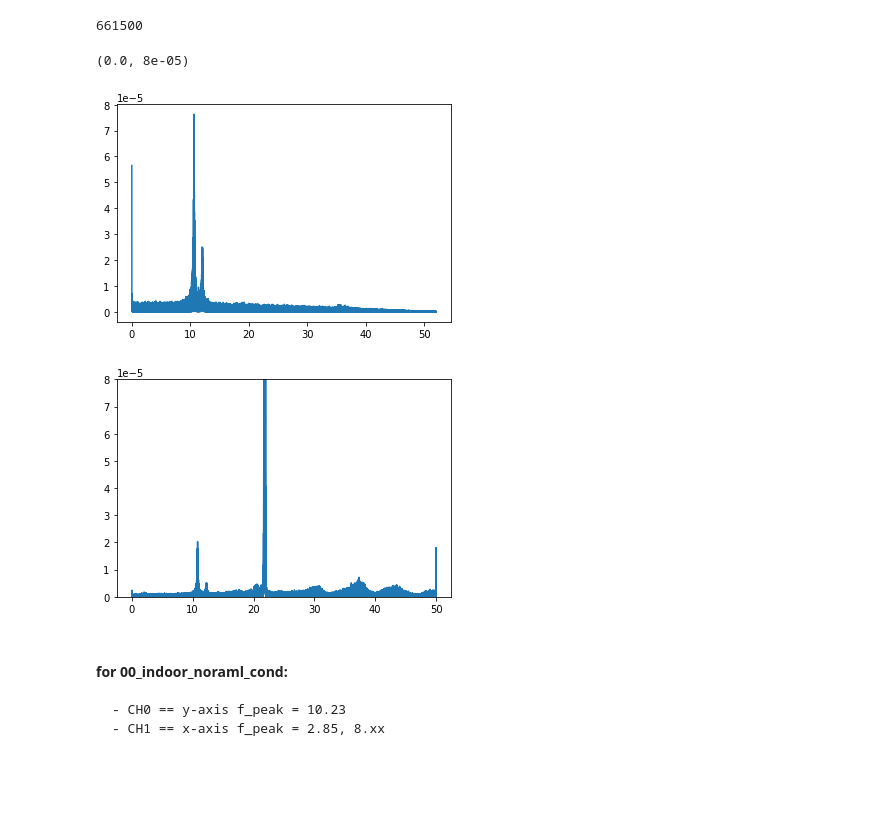
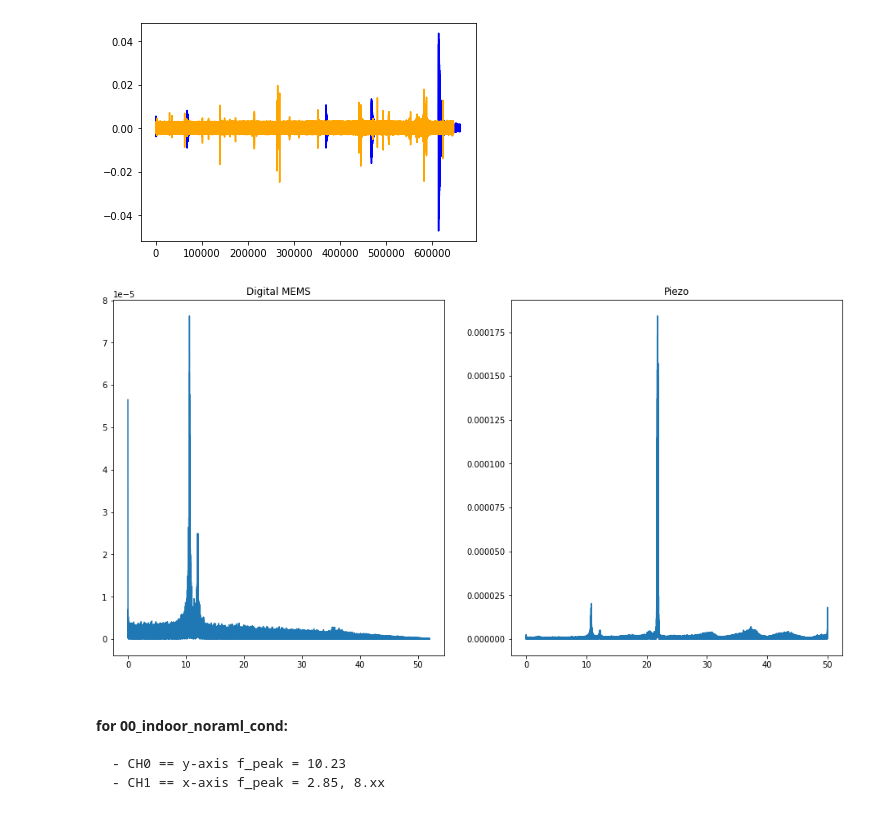
Before and after one commit to MiirHo3eIN/ML-based-sensor-enhancment, a Jupyter notebook: notebooks/database_making.ipynb, the cells around one changed output. Saved outputs shown, nothing was run; the diff lists cells and outputs as text; code cells hidden in the pictures; blank space fills up the shorter version.

```diff
--- a/notebooks/database_making.ipynb
+++ b/notebooks/database_making.ipynb
@@ -7,3 +7,9 @@ import glob
 
 
 import data_convertor, processing
+# %%
+berkly_tab = pd.read_csv('../data/data_berkley.csv')
+piezo_tab = pd.read_csv('../data/data_piezo.csv')
+
+print(piezo_tab.head())
+berkly_tab.head()
@@ -10,13 +36,7 @@ import data_convertor, processing
 # %%
 # Piezo dataset
 
-path = '../data/piezo/00_indoor_normal_cond.dat'
+piezo_path =  piezo_tab.path[0]
 
-def load_data(path):
-    data = pd.DataFrame(np.loadtxt(path,  unpack = True).T , columns=['Ts', 'N.A', 'Velocity', 'CH0', 'CH1'])
-    #data = [np.loadtxt(f,  unpack = True) for f in glob.glob(path + "*.dat")]
-    return data
 
-indoor_data = load_data(path= path)
-#l_df = {p.split('/')[-1].split('.')[0] : pd.read_csv(p, sep=" ", header=None) for p in glob.glob(path + "*.TXT")}
-#l_df = [pd.read_csv(p, sep=" ", header=None) for p in glob.glob(path + "*.TXT")]
+piezo_data = data_convertor.read_dat(path= piezo_path)
@@ -31,9 +76,10 @@ for i in range(0,21):
 # %%
 # Concatanating csv logs and validate them
 
-#path = '../data/berkely/00_outdoor_normal_cond_220622/'
-path = '../data/berkely/00_indoor_noraml_cond/'
+path = path.path[1]
 ldf = [pd.read_csv(p) for p in glob.glob(path + "*.csv")]
-df_fino = pd.concat(ldf).sort_values(by=['logger', 'ts'])
+df_berk  = pd.concat(ldf1).sort_values(by=['logger', 'ts'])
+processing.g_conversion(df_berk)
+processing.mean_center(df_berk, loc = ['x', 'y'])
 
-#df_uno = pd.read_csv(path+"LOG0001.csv")
+df_berk
@@ -57,35 +86,33 @@ df_fino
 # %%
-%matplotlib notebook
+#%matplotlib notebook
 import matplotlib.pyplot as plt
 conv = 2/(2**15)
 plt.figure()
-plt.plot(df_fino.x.values*conv  - np.mean(df_fino.x.values*conv))
-plt.plot(indoor_data.CH1)
+plt.plot(df_berk.x.values, color = 'blue')
+plt.plot(piezo_data.CH1, color = 'orange')
 plt.show()
+# %% [output]
+[figure, added]
-# %%
-(df_fino.x.values.shape[0])
-# %% [output]
-661500
 # %%
-conv = 2/(2**15)
-fft_berk = processing.fft_(df_fino.y.values*conv, 104)
-fft_piezo = processing.fft_(indoor_data.CH0.values, 100)
+
+fft_berk = processing.fft_(df_berk.y.values , 104)
+fft_piezo = processing.fft_(piezo_data.CH0.values, 100)
 # %%
 import matplotlib.pyplot as plt
-plt.figure()
+f = plt.figure(figsize=(16,8))
+
+plt.subplot2grid( (1,2) , (0,0), fig = f)
 
 plt.plot(fft_berk['frequency'], fft_berk['fft_'])
-#plt.xlim([0,15])
+plt.title("Digital MEMS")
 
-plt.figure()
+
+plt.subplot2grid( (1,2) , (0,1) , fig = f)
 plt.plot(fft_piezo['frequency'], fft_piezo['fft_'])
-
-#plt.xlim([0,15])
-plt.ylim([0,float(8e-5)])
+plt.title("Piezo")
+plt.show()
 # %% [output]
-(0.0, 8e-05)
-[figure, old version]
+[figure, new version]
-[figure, removed]
 # %% [markdown]
 #### for 00_indoor_noraml_cond: <br />
     - CH0 == y-axis f_peak = 10.23
```
Also changed, not shown: parts of 7 cells of this notebook, 3 other files.
